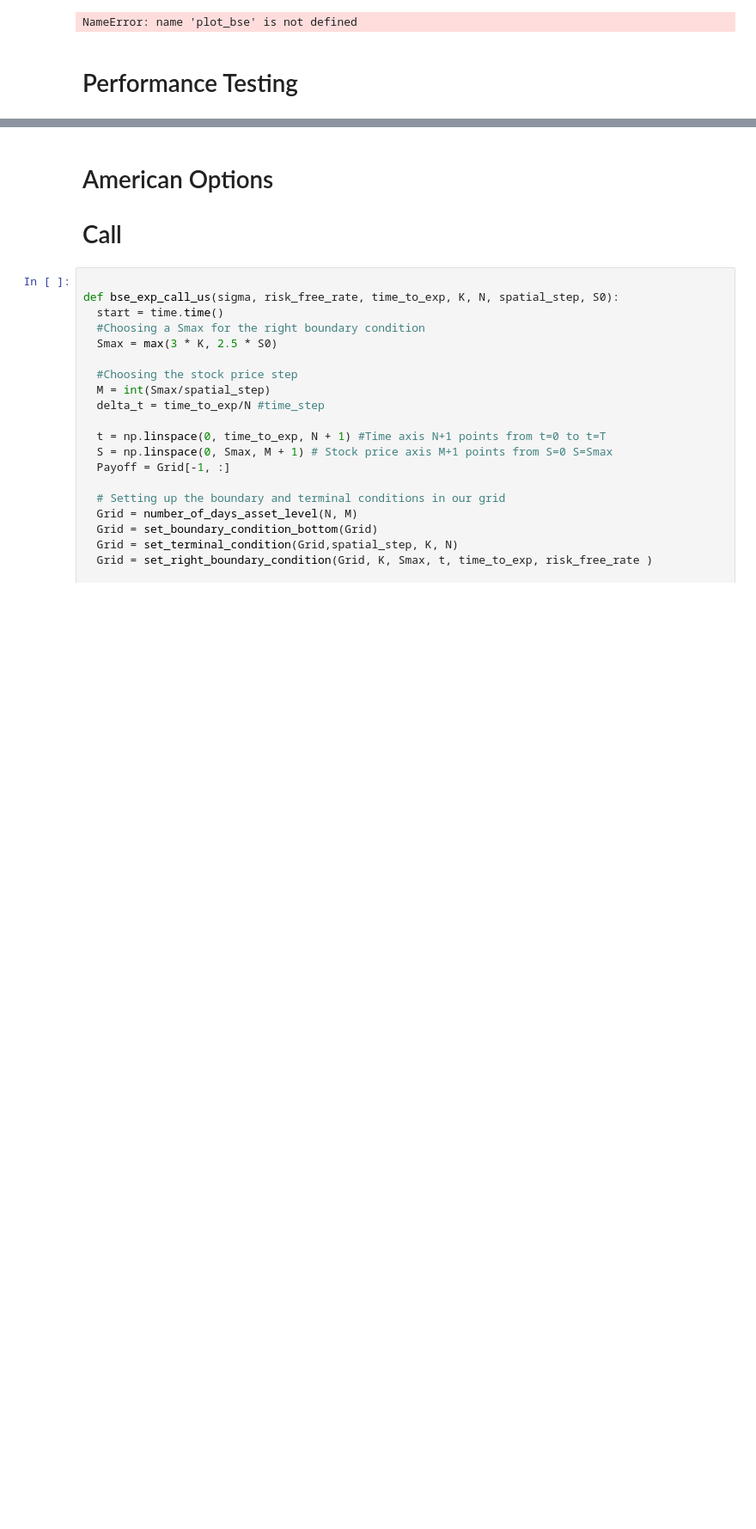
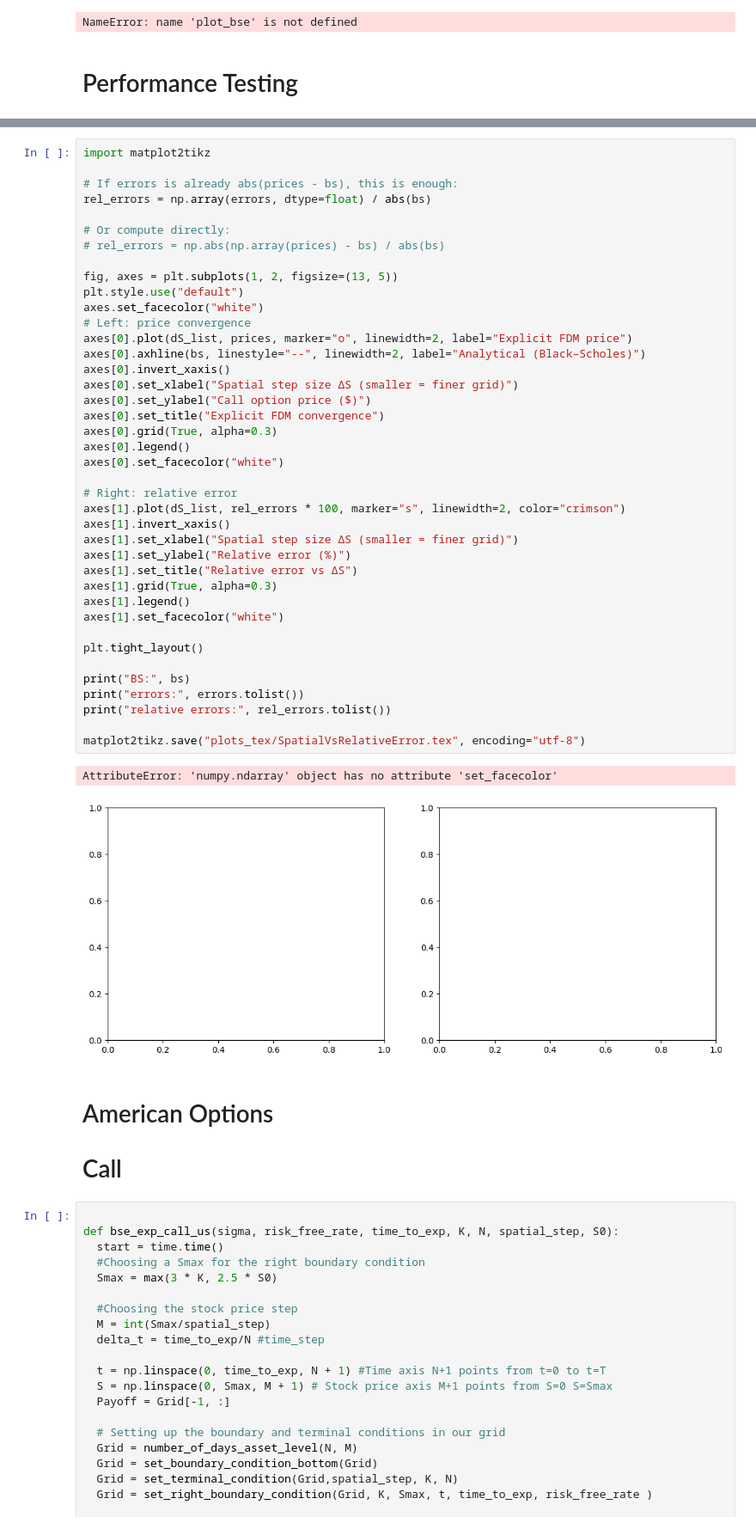
Before and after one commit to syalc1234/finalYearProject, a Jupyter notebook: BSE_Explicit_CN.ipynb, the cells around one changed output, grey strips where cells are left out. Shown at 86% size. Drawn from its saved outputs; the diff is of its cells as text; blank space fills up the shorter version.

```diff
--- a/BSE_Explicit_CN.ipynb
+++ b/BSE_Explicit_CN.ipynb
@@ -430,3 +452,46 @@ print("errors:", errors.tolist())
+# %%
+import matplot2tikz
+
+# If errors is already abs(prices - bs), this is enough:
+rel_errors = np.array(errors, dtype=float) / abs(bs)
+
+# Or compute directly:
+# rel_errors = np.abs(np.array(prices) - bs) / abs(bs)
+
+fig, axes = plt.subplots(1, 2, figsize=(13, 5))
+plt.style.use("default")
+axes.set_facecolor("white")
+# Left: price convergence
+axes[0].plot(dS_list, prices, marker="o", linewidth=2, label="Explicit FDM price")
+axes[0].axhline(bs, linestyle="--", linewidth=2, label="Analytical (Black–Scholes)")
+axes[0].invert_xaxis()
+axes[0].set_xlabel("Spatial step size ΔS (smaller = finer grid)")
+axes[0].set_ylabel("Call option price ($)")
+axes[0].set_title("Explicit FDM convergence")
+axes[0].grid(True, alpha=0.3)
+axes[0].legend()
+axes[0].set_facecolor("white")
+
+# Right: relative error
+axes[1].plot(dS_list, rel_errors * 100, marker="s", linewidth=2, color="crimson")
+axes[1].invert_xaxis()
+axes[1].set_xlabel("Spatial step size ΔS (smaller = finer grid)")
+axes[1].set_ylabel("Relative error (%)")
+axes[1].set_title("Relative error vs ΔS")
+axes[1].grid(True, alpha=0.3)
+axes[1].legend()
+axes[1].set_facecolor("white")
+
+plt.tight_layout()
+
+print("BS:", bs)
+print("errors:", errors.tolist())
+print("relative errors:", rel_errors.tolist())
+
+matplot2tikz.save("plots_tex/SpatialVsRelativeError.tex", encoding="utf-8")
+# %% [output]
+AttributeError: 'numpy.ndarray' object has no attribute 'set_facecolor'
+[figure, added]
 # %% [markdown]
 # American Options
 # Call
```
Also changed, not shown: parts of 3 cells of this notebook, 11 other files.
